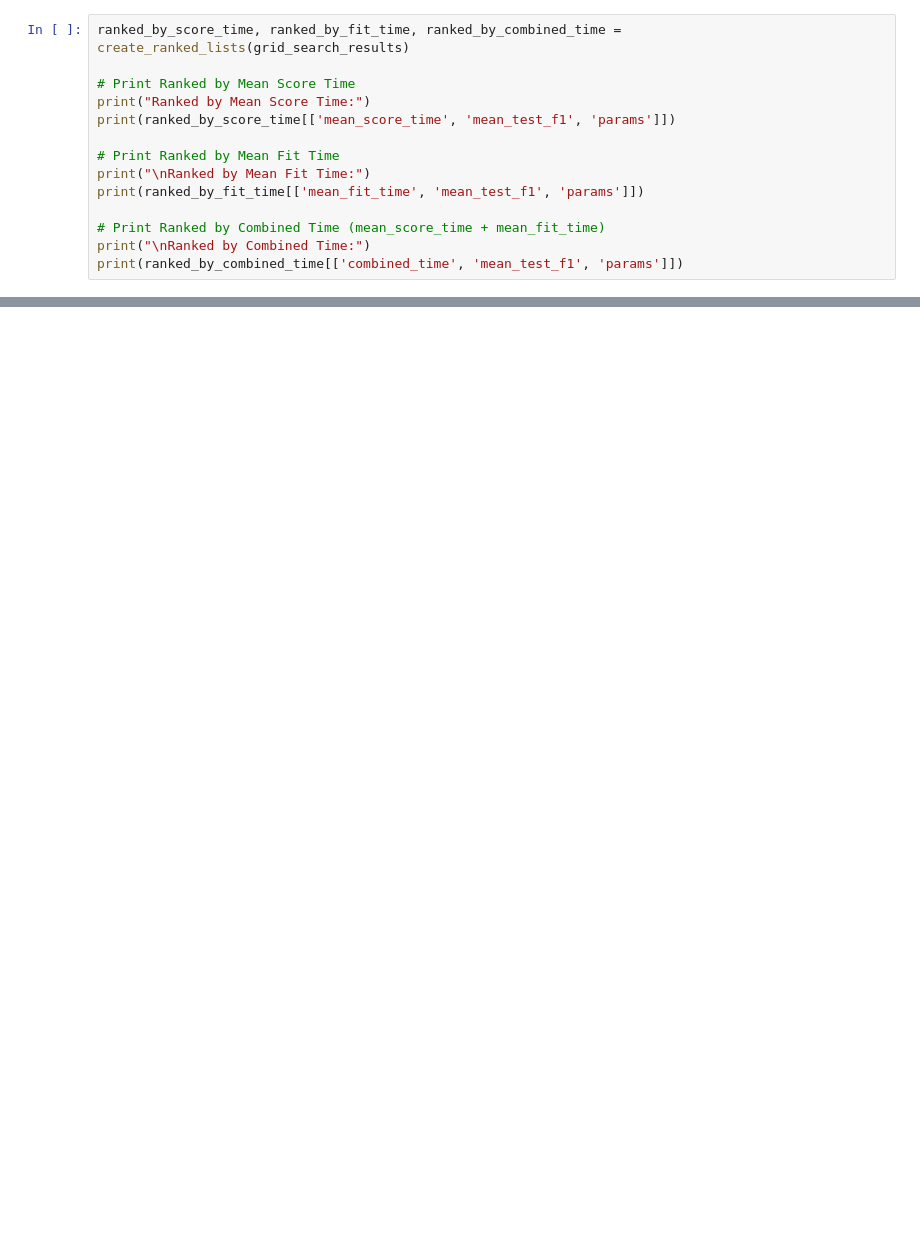
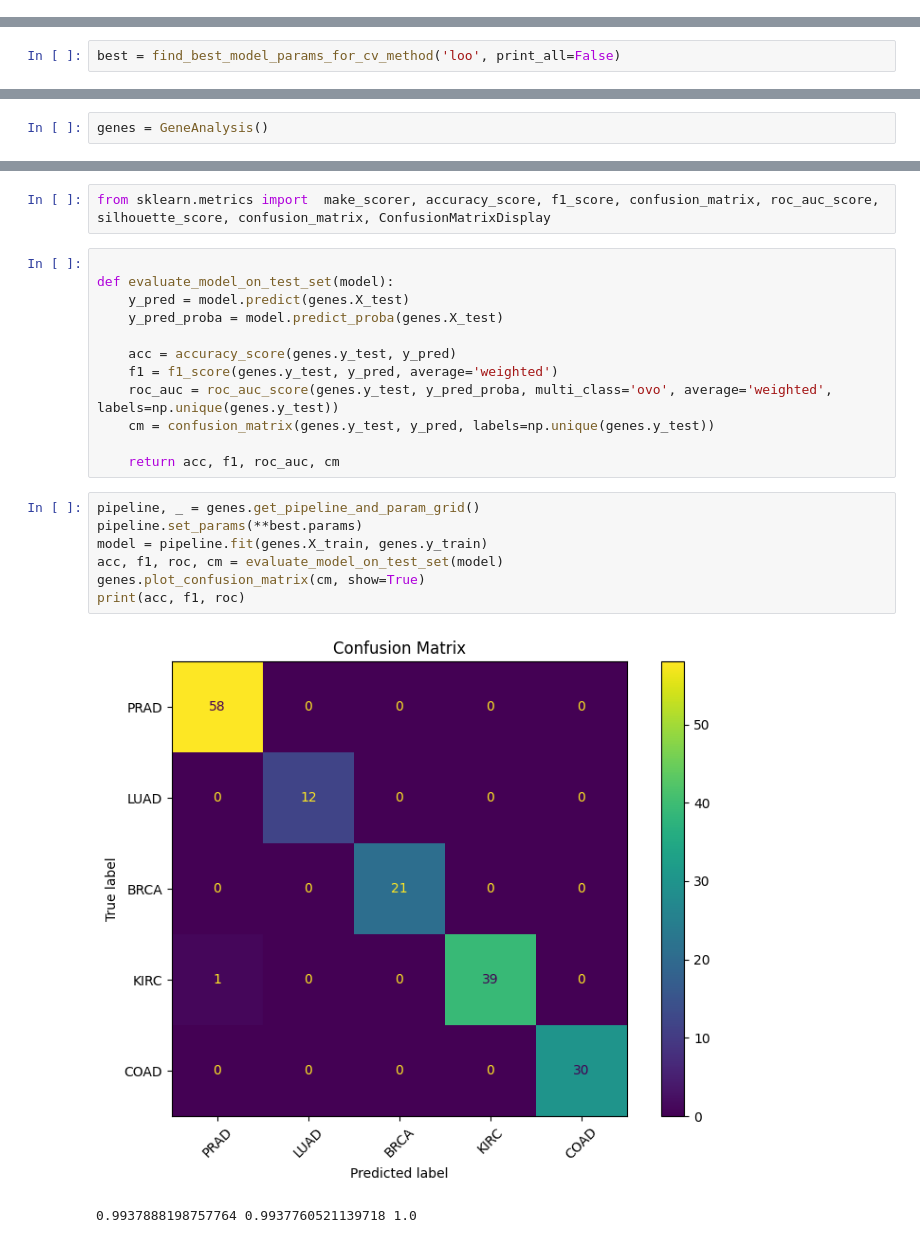
Before and after one commit to xenia-d/Pattern-Recognition-Gr7, a Jupyter notebook: Assignment-2/grid_search_evaluation.ipynb, the cells around one changed output, grey strips where cells are left out. Cells and saved outputs as stored; diff of their text form; blank space fills up the shorter version.

Commit message:
added functions to automate getting the best model, plot the accuracy vs no of components, and get best_reduced dataset

```diff
--- a/Assignment-2/grid_search_evaluation.ipynb
+++ b/Assignment-2/grid_search_evaluation.ipynb
@@ -92,14 +71,0 @@ def create_ranked_lists(grid_search_results):
-# %%
-ranked_by_score_time, ranked_by_fit_time, ranked_by_combined_time = create_ranked_lists(grid_search_results)
-
-# Print Ranked by Mean Score Time
-print("Ranked by Mean Score Time:")
-print(ranked_by_score_time[['mean_score_time', 'mean_test_f1', 'params']])
-
-# Print Ranked by Mean Fit Time
-print("\nRanked by Mean Fit Time:")
-print(ranked_by_fit_time[['mean_fit_time', 'mean_test_f1', 'params']])
-
-# Print Ranked by Combined Time (mean_score_time + mean_fit_time)
-print("\nRanked by Combined Time:")
-print(ranked_by_combined_time[['combined_time', 'mean_test_f1', 'params']])
@@ -135,0 +122,2 @@ ranked_by_combined_time[['params'][0]][0]
+# %%
+best = find_best_model_params_for_cv_method('loo', print_all=False)
@@ -135,0 +137,2 @@ ranked_by_combined_time[['params'][0]][0]
+# %%
+genes = GeneAnalysis()
@@ -135,0 +142,24 @@ ranked_by_combined_time[['params'][0]][0]
+# %%
+from sklearn.metrics import  make_scorer, accuracy_score, f1_score, confusion_matrix, roc_auc_score, silhouette_score, confusion_matrix, ConfusionMatrixDisplay
+# %%
+
+def evaluate_model_on_test_set(model):
+    y_pred = model.predict(genes.X_test)
+    y_pred_proba = model.predict_proba(genes.X_test)
+
+    acc = accuracy_score(genes.y_test, y_pred)
+    f1 = f1_score(genes.y_test, y_pred, average='weighted')
+    roc_auc = roc_auc_score(genes.y_test, y_pred_proba, multi_class='ovo', average='weighted', labels=np.unique(genes.y_test))
+    cm = confusion_matrix(genes.y_test, y_pred, labels=np.unique(genes.y_test))
+
+    return acc, f1, roc_auc, cm
+# %%
+pipeline, _ = genes.get_pipeline_and_param_grid()
+pipeline.set_params(**best.params)
+model = pipeline.fit(genes.X_train, genes.y_train)
+acc, f1, roc, cm = evaluate_model_on_test_set(model)
+genes.plot_confusion_matrix(cm, show=True)
+print(acc, f1, roc)
+# %% [output]
+[figure, added]
+0.9937888198757764 0.9937760521139718 1.0
```
Also changed, not shown: parts of 20 cells of this notebook, 1 other file.
